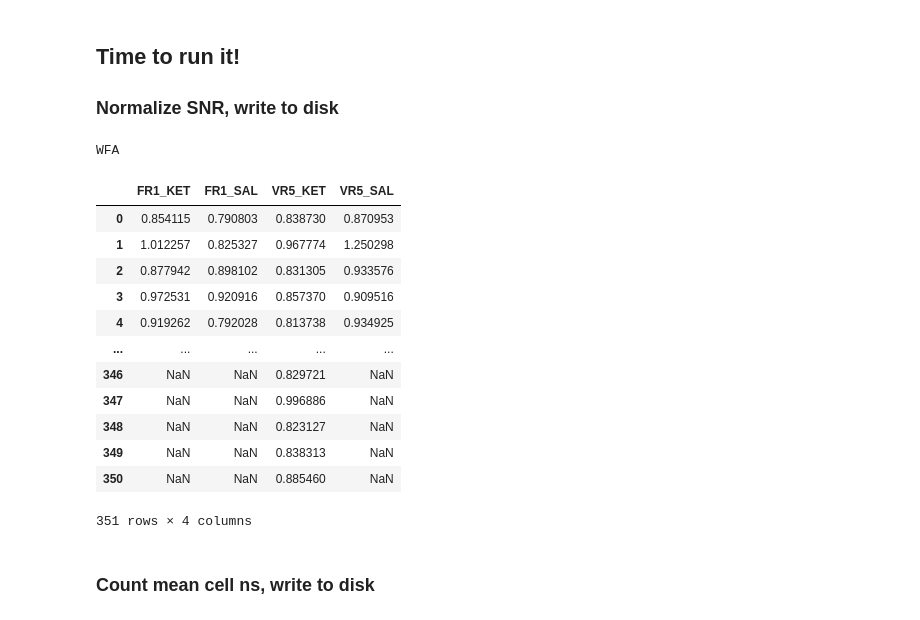
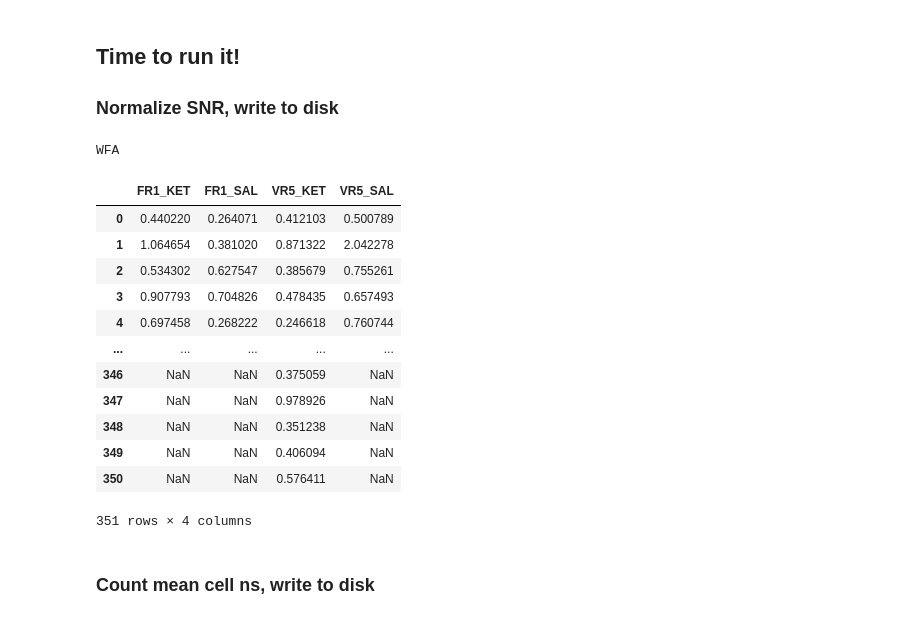
Before and after one commit to jonny-ramos/LRI, a Jupyter notebook: Image ROI Data Wrangling/KETAMINE-VR5/updated doublet roi selection/single labeled data/KET-VR5 Image Data Wrangling, SNR thresholding.ipynb, the cells around one changed output. Drawn from its saved outputs; the diff is of its cells as text; code cells hidden in the pictures.

```diff
--- a/Image ROI Data Wrangling/KETAMINE-VR5/updated doublet roi selection/single labeled data/KET-VR5 Image Data Wrangling, SNR thresholding.ipynb
+++ b/Image ROI Data Wrangling/KETAMINE-VR5/updated doublet roi selection/single labeled data/KET-VR5 Image Data Wrangling, SNR thresholding.ipynb
@@ -320,42 +359,23 @@ Name: snr, dtype: float64
 ## Normalizing SNR
 all parameterized functions will get set aside into module for future use and standardization.
 # %%
-def normalize_intensity(df, norm_condition):
+def normalize_intensity(df, norm_condition, col='mean-background'):
     '''
     computes the mean of rows of the norm_condition and divides mean-background by this mean,
     normalizing all data to the mean of the norm_condition. sets normalized value into new
     column called "norm mean-background" and returns new dataframe containing normalized intensity.
     '''
     df_norm = df[df.treatment == norm_condition]
-    norm_mean = df_norm['mean-background'].astype('f').mean()
+    norm_mean = df_norm[col].astype('f').mean()
 
     df_norm = df.copy(deep=True)
-    df_norm['norm_mean-background'] = df['mean-background'].astype('f') / norm_mean
+    df_norm[f'norm_{col}'] = df[col].astype('f') / norm_mean
 
     # quickly check that the mean of the norm condition is set to about 1.00000
     # this is never exatly 1 due to small rounding errors from floating point operations
-    assert round(df_norm[df_norm.treatment == norm_condition]['norm mean-background'].mean(), 5) == 1
+    assert round(df_norm[df_norm.treatment == norm_condition][f'norm_{col}'].mean(), 5) == 1
 
     return df_norm
-
-def normalize_snr(df, norm_condition):
-    '''
-    computes the mean of rows of the norm_condition and divides mean-background by this mean,
-    normalizing all data to the mean of the norm_condition. sets normalized value into new
-    column called "norm mean-background" and returns new dataframe containing normalized intensity.
-    '''
-    df_norm = df[df.treatment == norm_condition]
-    norm_mean = df_norm['snr'].astype('f').mean()
-
-    df_norm = df.copy(deep=True)
-    df_norm['norm_snr'] = df.snr.astype('f') / norm_mean
-
-    # quickly check that the mean of the norm condition is set to about 1.00000
-    # this is never exatly 1 due to small rounding errors from floating point operations
-    assert round(df_norm[df_norm.treatment == norm_condition].norm_snr.mean(), 5) == 1
-
-    return df_norm
-
 
 def prism_reorg(df, col='norm_mean-background'):
     '''
@@ -537,36 +557,36 @@ def mean_cell_n(df_stain, df_full, cols, sid, iid, return_counts=False):
 ### Normalize SNR, write to disk
 # %%
 group = 'KET-VR5'
-for stain in df_threshold.stain_type.unique():
+for stain in df_adjusted.stain_type.unique():
 
     # split by stain
-    df_stain = df_threshold.query(f'stain_type == "{stain}"')
+    df_stain = df_adjusted.query(f'stain_type == "{stain}"')
 
     # normalize to FR1_SAL
-    df_norm = normalize_snr(df_stain, norm_condition='FR1_SAL')
+    df_norm = normalize_intensity(df_stain, norm_condition='FR1_SAL', col='adjusted_mean-background')
     df_norm.to_csv(f'{group}_{stain}_single_NORM.csv')
 
     # reorganize into cols for prism
-    df_prism = prism_reorg(df_norm, col='norm_snr')
+    df_prism = prism_reorg(df_norm, col='norm_adjusted_mean-background')
     df_prism.to_csv(f'{group}_{stain}_PRISM.csv')
 
 # let's take a look at one of our final output dataframes, organized for entry into prism
 print(stain)
 df_prism
 # %% [output]
 WFA
 |  | FR1_KET | FR1_SAL | VR5_KET | VR5_SAL |
-| 0 | 0.854115 | 0.790803 | 0.838730 | 0.870953 |
-| 1 | 1.012257 | 0.825327 | 0.967774 | 1.250298 |
-| 2 | 0.877942 | 0.898102 | 0.831305 | 0.933576 |
-| 3 | 0.972531 | 0.920916 | 0.857370 | 0.909516 |
-| 4 | 0.919262 | 0.792028 | 0.813738 | 0.934925 |
+| 0 | 0.440220 | 0.264071 | 0.412103 | 0.500789 |
+| 1 | 1.064654 | 0.381020 | 0.871322 | 2.042278 |
+| 2 | 0.534302 | 0.627547 | 0.385679 | 0.755261 |
+| 3 | 0.907793 | 0.704826 | 0.478435 | 0.657493 |
+| 4 | 0.697458 | 0.268222 | 0.246618 | 0.760744 |
 | ... | ... | ... | ... | ... |
-| 346 | NaN | NaN | 0.829721 | NaN |
-| 347 | NaN | NaN | 0.996886 | NaN |
-| 348 | NaN | NaN | 0.823127 | NaN |
-| 349 | NaN | NaN | 0.838313 | NaN |
-| 350 | NaN | NaN | 0.885460 | NaN |
+| 346 | NaN | NaN | 0.375059 | NaN |
+| 347 | NaN | NaN | 0.978926 | NaN |
+| 348 | NaN | NaN | 0.351238 | NaN |
+| 349 | NaN | NaN | 0.406094 | NaN |
+| 350 | NaN | NaN | 0.576411 | NaN |
 351 rows × 4 columns
 # %% [markdown]
 ### Count mean cell ns, write to disk
```
Also changed, not shown: parts of 3 cells of this notebook, 4 other files.
